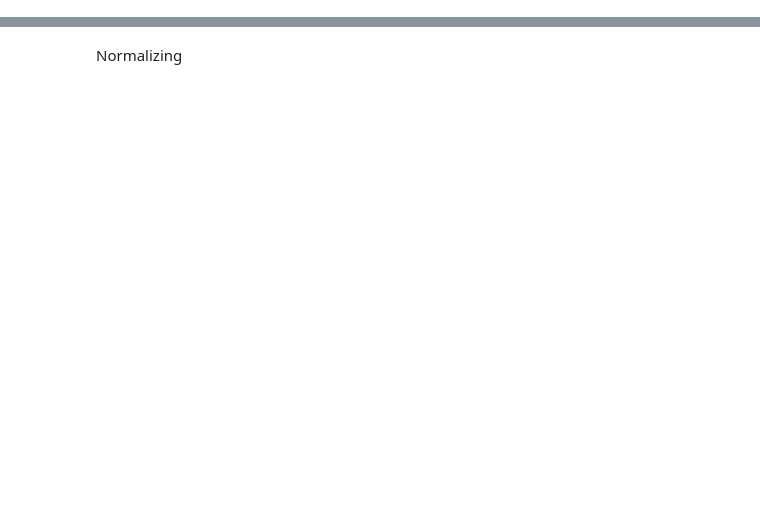
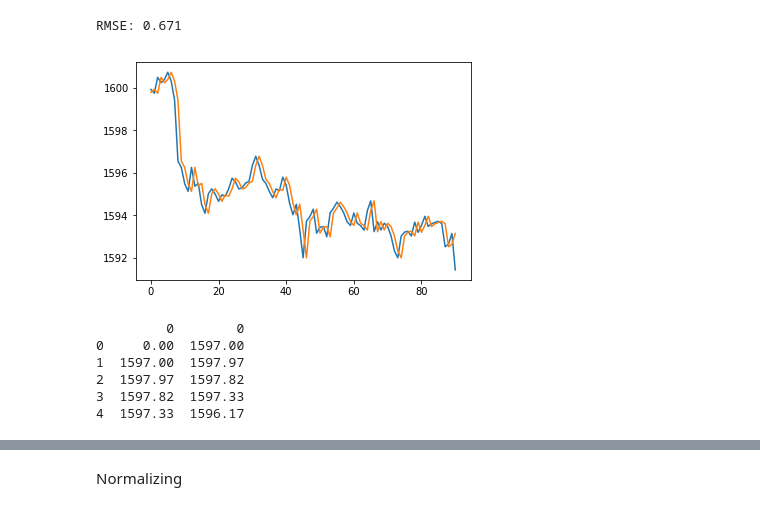
Before and after one commit to chinmaydas96/Stock_prices, a Jupyter notebook: Stock-Predictor-using-LSTM.ipynb, the cells around one changed output, grey strips where cells are left out. Drawn from its saved outputs; the diff is of its cells as text; code cells hidden in the pictures; blank space fills up the shorter version.

```diff
--- a/Stock-Predictor-using-LSTM.ipynb
+++ b/Stock-Predictor-using-LSTM.ipynb
@@ -62,0 +67,45 @@ df.to_csv(filename)
+# %%
+# split data into train and test
+X = df.values
+train, test = X[0:300], X[300:]
+# %%
+# walk-forward validation
+history = [x for x in train]
+predictions = list()
+for i in range(len(test)):
+	# make prediction
+	predictions.append(history[-1])
+	# observation
+	history.append(test[i])
+# report performance
+rmse = sqrt(mean_squared_error(test, predictions))
+print('RMSE: %.3f' % rmse)
+# line plot of observed vs predicted
+pyplot.plot(test)
+pyplot.plot(predictions)
+pyplot.show()
+# %% [output]
+RMSE: 0.671
+[figure, added]
+# %%
+# frame a sequence as a supervised learning problem
+def timeseries_to_supervised(data, lag=1):
+	df = DataFrame(data)
+	columns = [df.shift(i) for i in range(1, lag+1)]
+	columns.append(df)
+	df = concat(columns, axis=1)
+	df.fillna(0, inplace=True)
+	return df
+
+
+# transform to supervised learning
+X = df.values
+supervised = timeseries_to_supervised(X, 1)
+print(supervised.head())
+# %% [output]
+         0        0
+0     0.00  1597.00
+1  1597.00  1597.97
+2  1597.97  1597.82
+3  1597.82  1597.33
+4  1597.33  1596.17
```
Also changed, not shown: parts of 36 cells of this notebook.
